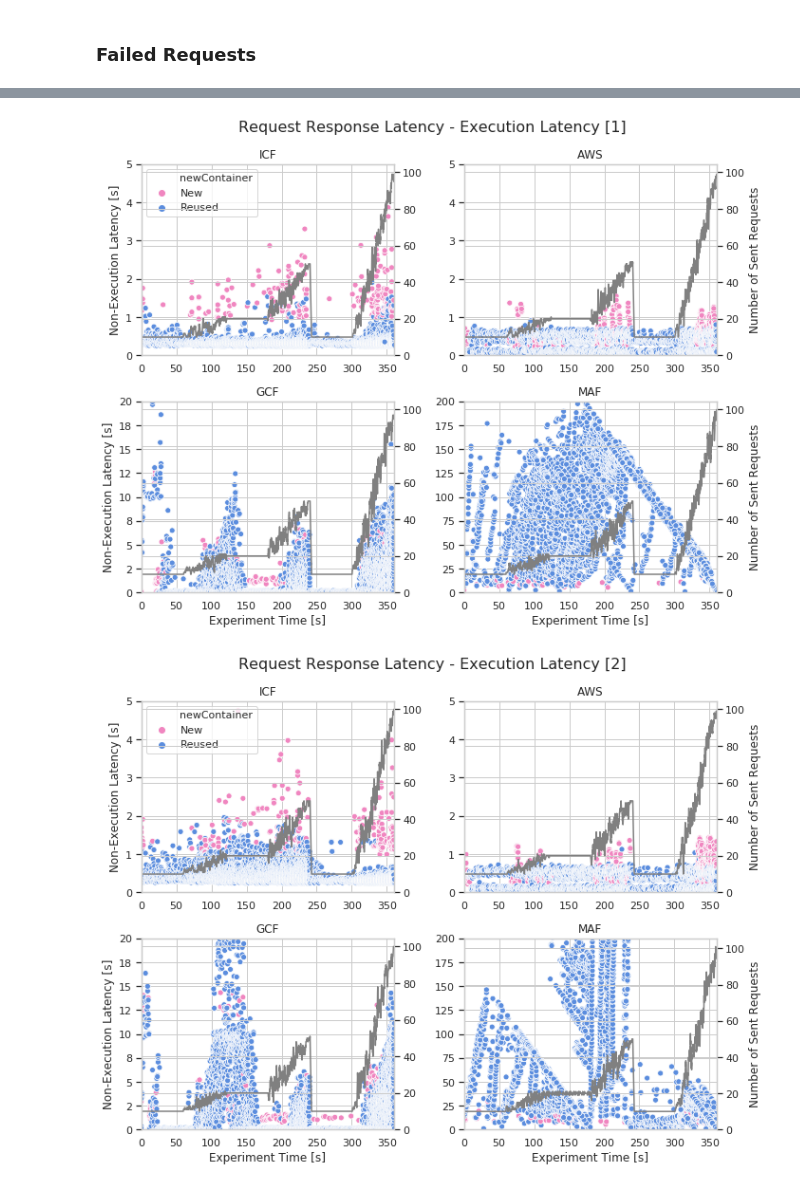
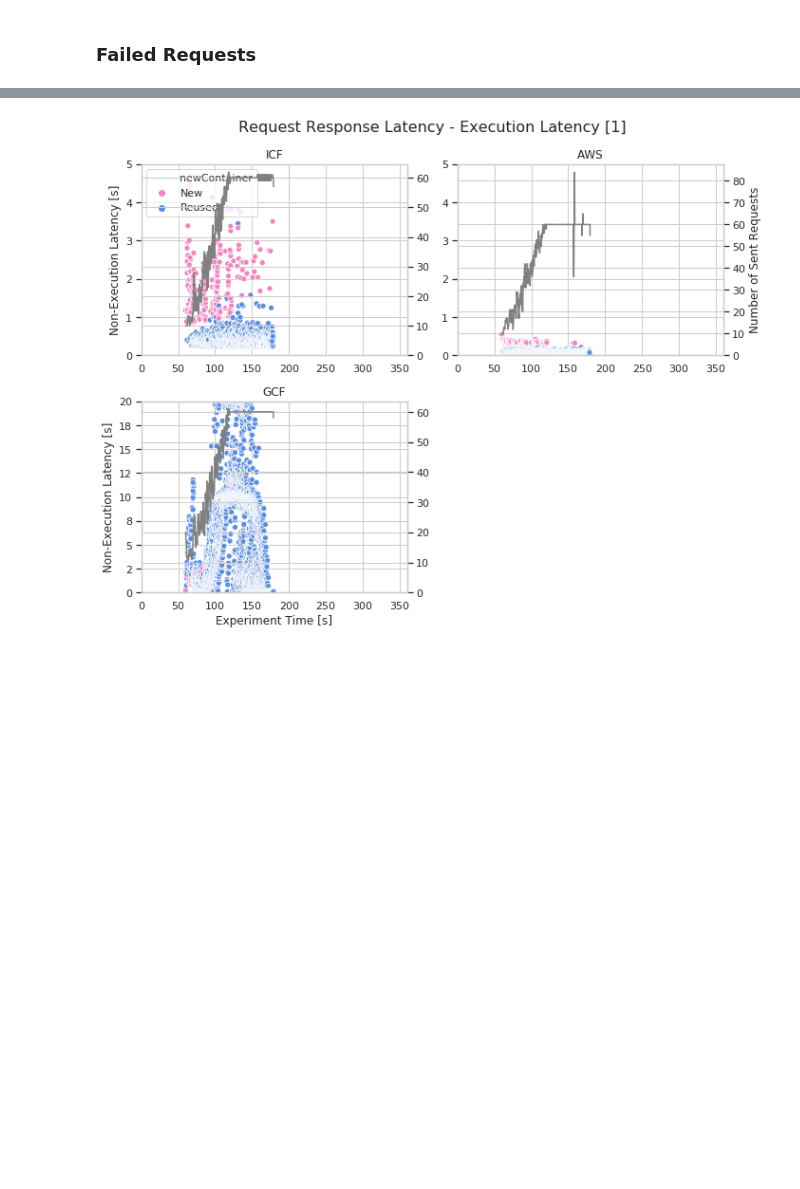
Before and after one commit to tawalaya/FaaSElasticityEngineering, a Jupyter notebook: Analysis.ipynb, the cells around one changed output, grey strips where cells are left out. Cells and saved outputs as stored; diff of their text form; code cells hidden in the pictures; blank space fills up the shorter version.

```diff
--- a/Analysis.ipynb
+++ b/Analysis.ipynb
@@ -52,10 +52,10 @@ labels = {
 # Reading the results
 # %%
 #config
-experiment_name = "test_m3"
-providers = ["ibm","aws", "gcf", "azure"]
-num_repetitions = 5
-configs = ["0,0,1","0,0,2","0,0,0.5","60,60,1","60,60,2","60,60,0.5"]
+experiment_name = "test"
+providers = ["ibm","aws", "gcf" ]#, "azure"]
+num_repetitions = 1
+configs = ["0,0,1"]#,"0,0,2","0,0,0.5","60,60,1","60,60,2","60,60,0.5"]
 experiment_phase_labels = ['p0', 'p1', 'p2']
 # %%
 
@@ -71,7 +71,10 @@ for config in configs:
                 df['run'] = run
                 df['config'] = config
 
+
                 startTime = df['requestTime'].min()
+                if config[0] == "0":
+                    startTime-=experiment_phase_length
                 df['m1'] = df['requestTime']-startTime
                 df['m2'] = df['executionStartTime']-startTime
                 df['m3'] = df['executionEndTime']-startTime
@@ -154,7 +118,7 @@ print(df[df['m1_'].between(120,180)]['m1_'].count()/60)
 # %% [markdown]
 ### Thrughput
 # %%
-phase_time = {'5':60000, '5 to 20':120000, '20':180000, '20 to 50':240000, '5(warm)':300000,'5 to 100':360000}
+phase_time = {'p0':60000, 'p1':120000, 'p2':180000}
 rows=["provider","phase","mean thr","target thr","relative thr???"]
 colm = []
 provider="gcf"
@@ -307,6 +247,6 @@ w[w['failed']==True][["provider",'label',"failed req. [%]"]]
 # %%
 
-for run in range(1,6):
+for run in range(1,num_repetitions+1):
     sns.set(style="whitegrid")
     plt.figure(figsize=(10.0, 8.0))
     plt.suptitle("Opened Requests and Started Containers per Cloud Provider [%d]"%run, fontsize=16)
@@ -353,5 +289,5 @@ for run in range(1,6):
 # %%
-for run in range(1,6):
+for run in range(1,num_repetitions+1):
     sns.set(style="whitegrid")
     plt.figure(figsize=(10.0, 8.0))
     plt.suptitle("Request Response Latency - Execution Latency [%d]"%run, fontsize=16)
@@ -375,32 +311,31 @@ for run in range(1,6):
 
         ax.set_ylim(bottom=0,top=labels[provider]["y-lim"])
         ax.set_xlim(left=0, right=360)
 
         if plot == 1:
             ax.legend(loc='upper left')
         else:
             ax.get_legend().remove()
 
         ax2.set_ylim(bottom=0)
         ax2.set_xlim(left=0)
 
         if plot > 2:
             ax.set(xlabel='Experiment Time [s]', title=labels[provider]["name"])
         else:
             ax.set(xlabel='', title=labels[provider]["name"])
 
         if plot%2 ==1:
             ax.set(ylabel='Non-Execution Latency [s]')
             ax2.set(ylabel='')
         else:
             ax.set(ylabel='')
             ax2.set(ylabel='Number of Sent Requests')
         ax.get_yaxis().set_major_formatter(
         matplotlib.ticker.FuncFormatter(lambda x, p: "{0:.0f}".format(x)))
 
 
 
     plt.tight_layout(rect=[0, 0.03, 1, 0.95])
 # %% [output]
-[figure, old version]
+[figure, new version]
-[figure, removed]
```
Also changed, not shown: parts of 13 cells of this notebook, 30 other files.
